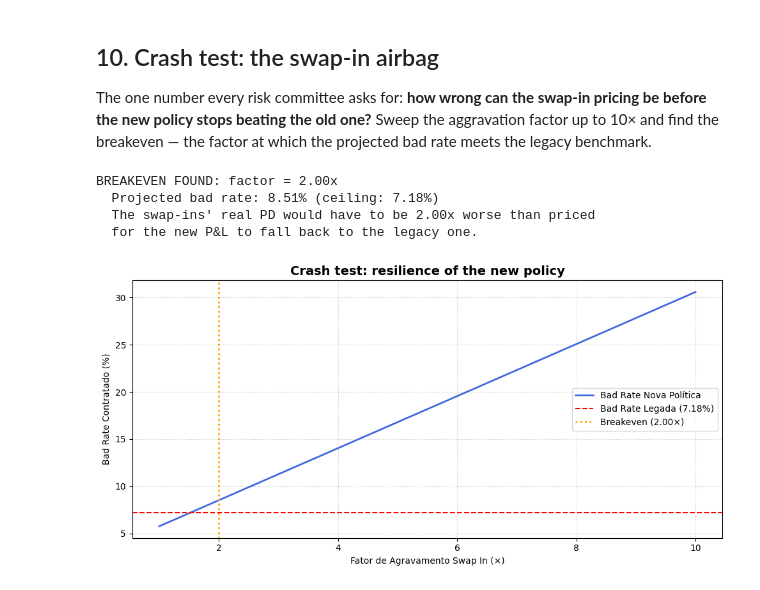
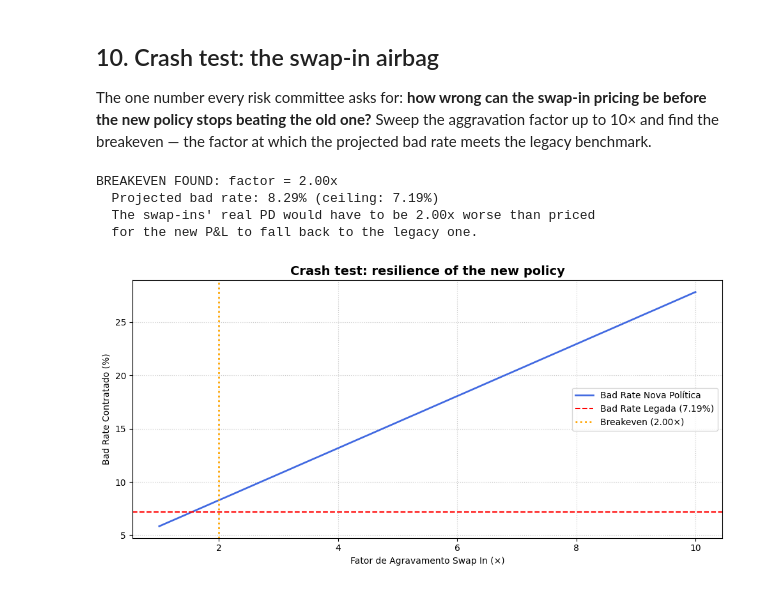
Before and after one commit to matheuspasche/pycreditools, a Jupyter notebook: src/pycreditools/examples/tutorial_masterclass.ipynb, the cells around one changed output. Cells and saved outputs as stored; diff of their text form; code cells hidden in the pictures.

```diff
--- a/src/pycreditools/examples/tutorial_masterclass.ipynb
+++ b/src/pycreditools/examples/tutorial_masterclass.ipynb
@@ -181,22 +188,20 @@ base_policy = CreditPolicy(
     calibration_bins=10,
 )
 
+# Desk-calibrated ceilings: gate the same columns the suggester flagged, at operational
+# thresholds that preserve the incumbent's approval basis.
+BUREAU_CEILINGS = {"vl_negativacao": 1500, "vl_vencido_scr": 3000, "vl_protestos": 500}
 policy_hf = base_policy.filter("Valid CPF", col("cpf_valido") == True)
-for _, r in hf.rule_set.iterrows():
-    expr = col(r.column) <= r.threshold if r.direction == "lte" else col(r.column) >= r.threshold
-    policy_hf = policy_hf.filter(f"{r.column} {r.direction} {r.threshold:.0f}", expr)
+for column, ceiling in BUREAU_CEILINGS.items():
+    policy_hf = policy_hf.filter(f"{column} <= {ceiling}", col(column) <= ceiling)
 
 policy_legacy_hf = policy_hf.filter("Incumbent score gate", col("legacy_score") >= LEGACY_CUT)
-with warnings.catch_warnings():
-    warnings.simplefilter("ignore")
-    sim_funnel = policy_legacy_hf.simulate(df_dev, method="analytical")
+sim_funnel = policy_legacy_hf.simulate(df_dev, method="analytical")
 sim_funnel.print_funnel_table()
 
 # Survivor frame of the hard filters (no legacy gate): the candidate scores are swept
-# on this population. The swap-in reliability warning is answered by section 4's posture.
-with warnings.catch_warnings():
-    warnings.simplefilter("ignore")
-    sim_hf = policy_hf.simulate(df_dev, method="analytical")
+# on this population.
+sim_hf = policy_hf.simulate(df_dev, method="analytical")
 df_clean_hf = sim_hf.data[sim_hf.data["new_approval"] == 1.0].copy()
 # %% [output]
 === CREDIT POLICY DECISION FUNNEL ===
@@ -692,23 +689,19 @@ measure. Whether that price is worth paying is exactly what the crash test asks
 def angled_by_rating(df_swap, pd_col):
     factor_map = {
         "A": AGGRAVATION_BASE,
-        "B": AGGRAVATION_BASE + 0.1,
-        "C": AGGRAVATION_BASE + 0.2,
-        "D": AGGRAVATION_BASE + 0.2,
-        "E": AGGRAVATION_BASE + 0.3,
+        "B": AGGRAVATION_BASE,
+        "C": AGGRAVATION_BASE + 0.1,
+        "D": AGGRAVATION_BASE + 0.1,
+        "E": AGGRAVATION_BASE + 0.2,
     }
-    factor = df_swap["Rating"].map(factor_map).fillna(AGGRAVATION_BASE + 0.2)
+    factor = df_swap["Rating"].map(factor_map).fillna(AGGRAVATION_BASE + 0.1)
     return (df_swap[pd_col] * factor).clip(0, 1)
 
 
 policy_stressed = policy_final_base.add_stress(CustomStress(angled_by_rating))
-with warnings.catch_warnings():
-    warnings.simplefilter("ignore")
-    sim_stressed = policy_stressed.simulate(df, method="analytical")
+sim_stressed = policy_stressed.simulate(df, method="analytical")
 
 print(f"Final policy approval rate: {(sim_stressed.data['approved_pre_rate'] > 0).sum() / N:.2%}"
       f"  (legacy: {n_aprov / N:.2%})\n")
-with warnings.catch_warnings():
-    warnings.simplefilter("ignore")
-    print_delta_table([sim_simplified, sim_final, sim_stressed])
+print_delta_table([sim_simplified, sim_final, sim_stressed])
 # %% [output]
@@ -769,33 +801,31 @@ before the new policy stops beating the old one?** Sweep the aggravation factor
 10× and find the breakeven — the factor at which the projected bad rate meets the
 legacy benchmark.
 # %%
-with warnings.catch_warnings():
-    warnings.simplefilter("ignore")
-    an_st = TradeoffAnalyzer(policy_final_base).vary_stress_aggravation(np.linspace(1.0, 10.0, 10).tolist())
-    res_st = an_st.run(df_dev, parallel=False)
+an_st = TradeoffAnalyzer(policy_final_base).vary_stress_aggravation(np.linspace(1.0, 10.0, 10).tolist())
+res_st = an_st.run(df_dev, parallel=False)
 
 breakeven = None
 for _, row in res_st.iterrows():
     if row["default_rate"] >= bad_hired:
         breakeven = row["aggravation_factor"]
         print(f"BREAKEVEN FOUND: factor = {breakeven:.2f}x")
         print(f"  Projected bad rate: {row['default_rate']:.2%} (ceiling: {bad_hired:.2%})")
         print(f"  The swap-ins' real PD would have to be {breakeven:.2f}x worse than priced")
         print(f"  for the new P&L to fall back to the legacy one.")
         break
 if breakeven is None:
     print("The new policy does not regress even at a 10x swap-in stress.")
 
 plot_crash_test(
     res_st,
     legacy_bad_rate=bad_hired,
     breakeven_factor=breakeven,
     title="Crash test: resilience of the new policy",
 )
 plt.show()
 # %% [output]
 BREAKEVEN FOUND: factor = 2.00x
-  Projected bad rate: 8.51% (ceiling: 7.18%)
+  Projected bad rate: 8.29% (ceiling: 7.19%)
   The swap-ins' real PD would have to be 2.00x worse than priced
   for the new P&L to fall back to the legacy one.
-[figure, old version]
+[figure, new version]
```
Also changed, not shown: parts of 20 cells of this notebook, 2 other files.
